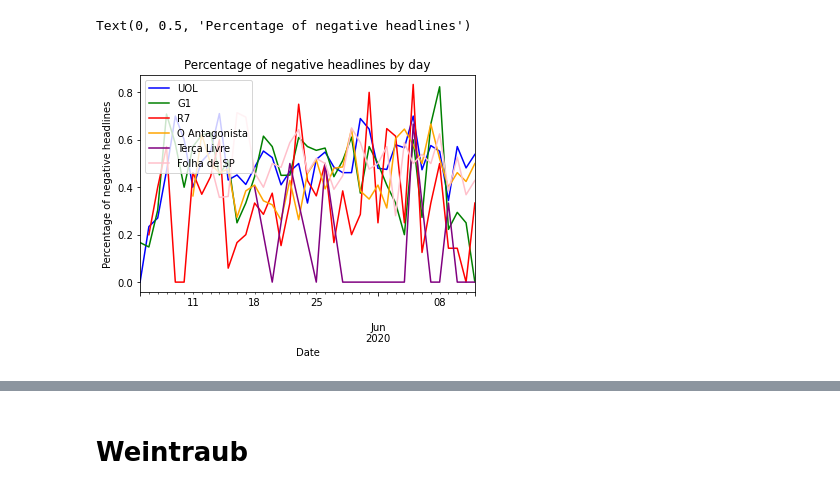
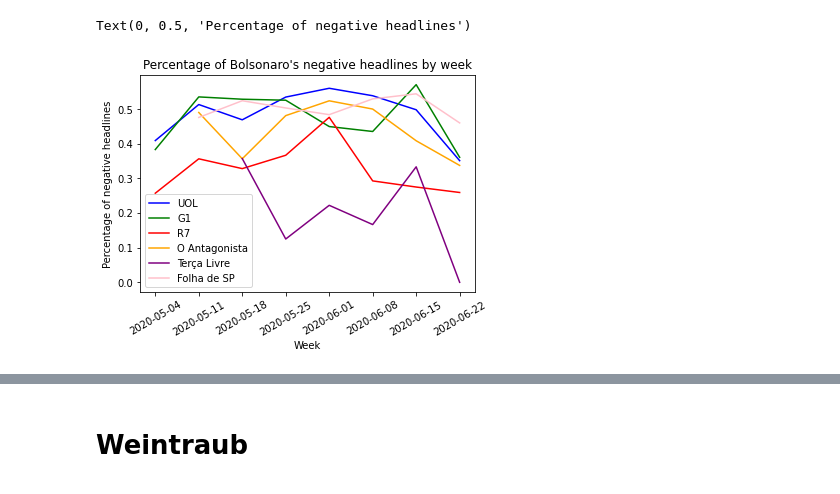
Before and after one commit to brunoluvizotto/politicians_analysis, a Jupyter notebook: data_analysis/analysis.ipynb, the cells around one changed output, grey strips where cells are left out. Cells and saved outputs as stored; diff of their text form; code cells hidden in the pictures.

```diff
--- a/data_analysis/analysis.ipynb
+++ b/data_analysis/analysis.ipynb
@@ -7,3 +8,18 @@ from job.transformation import transform
 # %%
 data = extract(config.GOOGLE_CREDENTIALS_POLITICIANS)
 sentiments_dict = transform(data["df"], data["websites"])
+# %%
+week_date_format = '%Y-%W-1'
+
+
+def set_brazilian_timezone(df):
+    df.loc[:, "onlineStartDate"] = df["onlineStartDate"].dt.tz_convert(
+        "America/Sao_Paulo")
+    df.loc[:, "onlineEndDate"] = df["onlineEndDate"].dt.tz_convert(
+        "America/Sao_Paulo")
+    return df
+
+
+def set_initial_analysis_date(df, isodate_str):
+    df = df[(df['onlineStartDate'] >= isodate_str)]
+    return df
@@ -97,97 +187,99 @@ Text(0, 0.5, 'Average sentiment score')
 df_uol_negatives = sentiments_dict["negative"]["Bolsonaro"]["dfs"]["UOL"]
 df_uol_all = sentiments_dict["all"]["Bolsonaro"]["dfs"]["UOL"]
 
-df_uol_negatives["onlineStartDate"] = df_uol_negatives["onlineStartDate"].dt.floor('d')
-df_uol_negatives_count = df_uol_negatives.groupby("onlineStartDate").count()
+df_uol_negatives["week"] = df_uol_negatives["onlineStartDate"].dt.strftime(week_date_format).apply(lambda x: datetime.strptime(x, "%Y-%W-%w")).dt.strftime('%Y-%m-%d')
+df_uol_negatives_count = df_uol_negatives.groupby("week").count()
 
-df_uol_all["onlineStartDate"] = df_uol_all["onlineStartDate"].dt.floor('d')
-df_uol_all_count = df_uol_all.groupby("onlineStartDate").count()
+df_uol_all["week"] = df_uol_all["onlineStartDate"].dt.strftime(week_date_format).apply(lambda x: datetime.strptime(x, "%Y-%W-%w")).dt.strftime('%Y-%m-%d')
+df_uol_all_count = df_uol_all.groupby("week").count()
 uol_negative_percentages_by_day = df_uol_negatives_count.loc[:, "headline"] / df_uol_all_count.loc[:, "headline"]
 uol_negative_percentages_by_day = uol_negative_percentages_by_day.fillna(0)
-uol_negative_percentages_by_day.plot(color="blue")
 
 
 df_g1_negatives = sentiments_dict["negative"]["Bolsonaro"]["dfs"]["G1"]
 df_g1_all = sentiments_dict["all"]["Bolsonaro"]["dfs"]["G1"]
 
-df_g1_negatives["onlineStartDate"] = df_g1_negatives["onlineStartDate"].dt.floor('d')
-df_g1_negatives_count = df_g1_negatives.groupby("onlineStartDate").count()
+df_g1_negatives["week"] = df_g1_negatives["onlineStartDate"].dt.strftime(week_date_format).apply(lambda x: datetime.strptime(x, "%Y-%W-%w")).dt.strftime('%Y-%m-%d')
+df_g1_negatives_count = df_g1_negatives.groupby("week").count()
 
-df_g1_all["onlineStartDate"] = df_g1_all["onlineStartDate"].dt.floor('d')
-df_g1_all_count = df_g1_all.groupby("onlineStartDate").count()
+df_g1_all["week"] = df_g1_all["onlineStartDate"].dt.strftime(week_date_format).apply(lambda x: datetime.strptime(x, "%Y-%W-%w")).dt.strftime('%Y-%m-%d')
+df_g1_all_count = df_g1_all.groupby("week").count()
 g1_negative_percentages_by_day = df_g1_negatives_count.loc[:, "headline"] / df_g1_all_count.loc[:, "headline"]
 g1_negative_percentages_by_day = g1_negative_percentages_by_day.fillna(0)
-g1_negative_percentages_by_day.plot(color="green")
 
 
 df_r7_negatives = sentiments_dict["negative"]["Bolsonaro"]["dfs"]["R7"]
 df_r7_all = sentiments_dict["all"]["Bolsonaro"]["dfs"]["R7"]
 
-df_r7_negatives["onlineStartDate"] = df_r7_negatives["onlineStartDate"].dt.floor('d')
-df_r7_negatives_count = df_r7_negatives.groupby("onlineStartDate").count()
+df_r7_negatives["week"] = df_r7_negatives["onlineStartDate"].dt.strftime(week_date_format).apply(lambda x: datetime.strptime(x, "%Y-%W-%w")).dt.strftime('%Y-%m-%d')
+df_r7_negatives_count = df_r7_negatives.groupby("week").count()
 
-df_r7_all["onlineStartDate"] = df_r7_all["onlineStartDate"].dt.floor('d')
-df_r7_all_count = df_r7_all.groupby("onlineStartDate").count()
+df_r7_all["week"] = df_r7_all["onlineStartDate"].dt.strftime(week_date_format).apply(lambda x: datetime.strptime(x, "%Y-%W-%w")).dt.strftime('%Y-%m-%d')
+df_r7_all_count = df_r7_all.groupby("week").count()
 r7_negative_percentages_by_day = df_r7_negatives_count.loc[:, "headline"] / df_r7_all_count.loc[:, "headline"]
 r7_negative_percentages_by_day = r7_negative_percentages_by_day.fillna(0)
-r7_negative_percentages_by_day.plot(color="red")
 
 
 df_antagonista_negatives = sentiments_dict["negative"]["Bolsonaro"]["dfs"]["O Antagonista"]
 df_antagonista_all = sentiments_dict["all"]["Bolsonaro"]["dfs"]["O Antagonista"]
 
-df_antagonista_negatives["onlineStartDate"] = df_antagonista_negatives["onlineStartDate"].dt.floor('d')
-df_antagonista_negatives_count = df_antagonista_negatives.groupby("onlineStartDate").count()
+df_antagonista_negatives["week"] = df_antagonista_negatives["onlineStartDate"].dt.strftime(week_date_format).apply(lambda x: datetime.strptime(x, "%Y-%W-%w")).dt.strftime('%Y-%m-%d')
+df_antagonista_negatives_count = df_antagonista_negatives.groupby("week").count()
 
-df_antagonista_all["onlineStartDate"] = df_antagonista_all["onlineStartDate"].dt.floor('d')
-df_antagonista_all_count = df_antagonista_all.groupby("onlineStartDate").count()
+df_antagonista_all["week"] = df_antagonista_all["onlineStartDate"].dt.strftime(week_date_format).apply(lambda x: datetime.strptime(x, "%Y-%W-%w")).dt.strftime('%Y-%m-%d')
+df_antagonista_all_count = df_antagonista_all.groupby("week").count()
 antagonista_negative_percentages_by_day = df_antagonista_negatives_count.loc[:, "headline"] / df_antagonista_all_count.loc[:, "headline"]
 antagonista_negative_percentages_by_day = antagonista_negative_percentages_by_day.fillna(0)
-antagonista_negative_percentages_by_day.plot(color="orange")
 
 
 df_tercalivre_negatives = sentiments_dict["negative"]["Bolsonaro"]["dfs"]["Terça Livre"]
 df_tercalivre_all = sentiments_dict["all"]["Bolsonaro"]["dfs"]["Terça Livre"]
 
-df_tercalivre_negatives["onlineStartDate"] = df_tercalivre_negatives["onlineStartDate"].dt.floor('d')
-df_tercalivre_negatives_count = df_tercalivre_negatives.groupby("onlineStartDate").count()
+df_tercalivre_negatives["week"] = df_tercalivre_negatives["onlineStartDate"].dt.strftime(week_date_format).apply(lambda x: datetime.strptime(x, "%Y-%W-%w")).dt.strftime('%Y-%m-%d')
+df_tercalivre_negatives_count = df_tercalivre_negatives.groupby("week").count()
 
-df_tercalivre_all["onlineStartDate"] = df_tercalivre_all["onlineStartDate"].dt.floor('d')
-df_tercalivre_all_count = df_tercalivre_all.groupby("onlineStartDate").count()
+df_tercalivre_all["week"] = df_tercalivre_all["onlineStartDate"].dt.strftime(week_date_format).apply(lambda x: datetime.strptime(x, "%Y-%W-%w")).dt.strftime('%Y-%m-%d')
+df_tercalivre_all_count = df_tercalivre_all.groupby("week").count()
 tercalivre_negative_percentages_by_day = df_tercalivre_negatives_count.loc[:, "headline"] / df_tercalivre_all_count.loc[:, "headline"]
 tercalivre_negative_percentages_by_day = tercalivre_negative_percentages_by_day.fillna(0)
-tercalivre_negative_percentages_by_day.plot(color="purple")
 
 
 # df_sensoincomum_negatives = sentiments_dict["negative"]["Bolsonaro"]["dfs"]["Senso Incomum"]
 # df_sensoincomum_all = sentiments_dict["all"]["Bolsonaro"]["dfs"]["Senso Incomum"]
 
-# df_sensoincomum_negatives["onlineStartDate"] = df_sensoincomum_negatives["onlineStartDate"].dt.floor('d')
-# df_sensoincomum_negatives_count = df_sensoincomum_negatives.groupby("onlineStartDate").count()
+# df_sensoincomum_negatives["week"] = df_sensoincomum_negatives["onlineStartDate"].dt.strftime(week_date_format).apply(lambda x: datetime.strptime(x, "%Y-%W-%w")).dt.strftime('%Y-%m-%d')
+# df_sensoincomum_negatives_count = df_sensoincomum_negatives.groupby("week").count()
 
-# df_sensoincomum_all["onlineStartDate"] = df_sensoincomum_all["onlineStartDate"].dt.floor('d')
-# df_sensoincomum_all_count = df_sensoincomum_all.groupby("onlineStartDate").count()
+# df_sensoincomum_all["week"] = df_sensoincomum_all["onlineStartDate"].dt.strftime(week_date_format).apply(lambda x: datetime.strptime(x, "%Y-%W-%w")).dt.strftime('%Y-%m-%d')
+# df_sensoincomum_all_count = df_sensoincomum_all.groupby("week").count()
 # sensoincomum_negative_percentages_by_day = df_sensoincomum_negatives_count.loc[:, "headline"] / df_sensoincomum_all_count.loc[:, "headline"]
 # sensoincomum_negative_percentages_by_day = sensoincomum_negative_percentages_by_day.fillna(0)
-# sensoincomum_negative_percentages_by_day.plot(color="orange")
 
 
 df_folha_negatives = sentiments_dict["negative"]["Bolsonaro"]["dfs"]["Folha de SP"]
 df_folha_all = sentiments_dict["all"]["Bolsonaro"]["dfs"]["Folha de SP"]
 
-df_folha_negatives["onlineStartDate"] = df_folha_negatives["onlineStartDate"].dt.floor('d')
-df_folha_negatives_count = df_folha_negatives.groupby("onlineStartDate").count()
+df_folha_negatives["week"] = df_folha_negatives["onlineStartDate"].dt.strftime(week_date_format).apply(lambda x: datetime.strptime(x, "%Y-%W-%w")).dt.strftime('%Y-%m-%d')
+df_folha_negatives_count = df_folha_negatives.groupby("week").count()
 
-df_folha_all["onlineStartDate"] = df_folha_all["onlineStartDate"].dt.floor('d')
-df_folha_all_count = df_folha_all.groupby("onlineStartDate").count()
+df_folha_all["week"] = df_folha_all["onlineStartDate"].dt.strftime(week_date_format).apply(lambda x: datetime.strptime(x, "%Y-%W-%w")).dt.strftime('%Y-%m-%d')
+df_folha_all_count = df_folha_all.groupby("week").count()
 folha_negative_percentages_by_day = df_folha_negatives_count.loc[:, "headline"] / df_folha_all_count.loc[:, "headline"]
 folha_negative_percentages_by_day = folha_negative_percentages_by_day.fillna(0)
-ax = folha_negative_percentages_by_day.plot(color="pink")
 
-ax.legend(["UOL", "G1", "R7", "O Antagonista", "Terça Livre", "Folha de SP"], loc="upper left")
-ax.set_title("Percentage of negative headlines by day")
-ax.set_xlabel("Date")
-ax.set_ylabel("Percentage of negative headlines")
+
+plt.plot(uol_negative_percentages_by_day.index, uol_negative_percentages_by_day.values, color="blue")
+plt.plot(g1_negative_percentages_by_day.index, g1_negative_percentages_by_day.values, color="green")
+plt.plot(r7_negative_percentages_by_day.index, r7_negative_percentages_by_day.values, color="red")
+plt.plot(antagonista_negative_percentages_by_day.index, antagonista_negative_percentages_by_day.values, color="orange")
+plt.plot(tercalivre_negative_percentages_by_day.index, tercalivre_negative_percentages_by_day.values, color="purple")
+plt.plot(folha_negative_percentages_by_day.index, folha_negative_percentages_by_day.values, color="pink")
+
+plt.legend(["UOL", "G1", "R7", "O Antagonista", "Terça Livre", "Folha de SP"])
+plt.title("Percentage of Bolsonaro's negative headlines by week")
+plt.xlabel("Week")
+plt.xticks(rotation=30)
+plt.ylabel("Percentage of negative headlines")
 # %% [output]
 Text(0, 0.5, 'Percentage of negative headlines')
-[figure, old version]
+[figure, new version]
```
Also changed, not shown: parts of 30 cells of this notebook, 3 other files.
